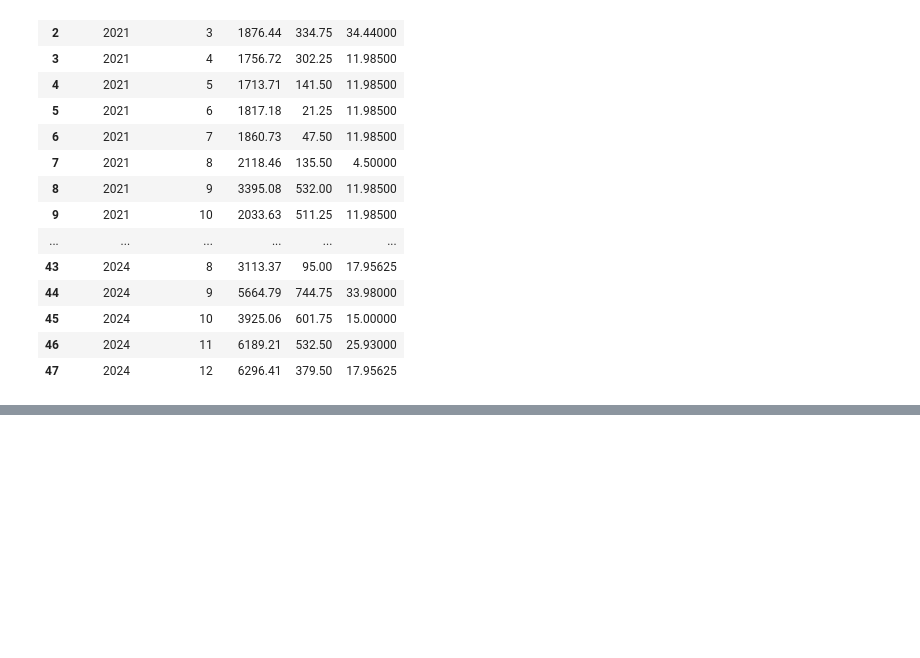
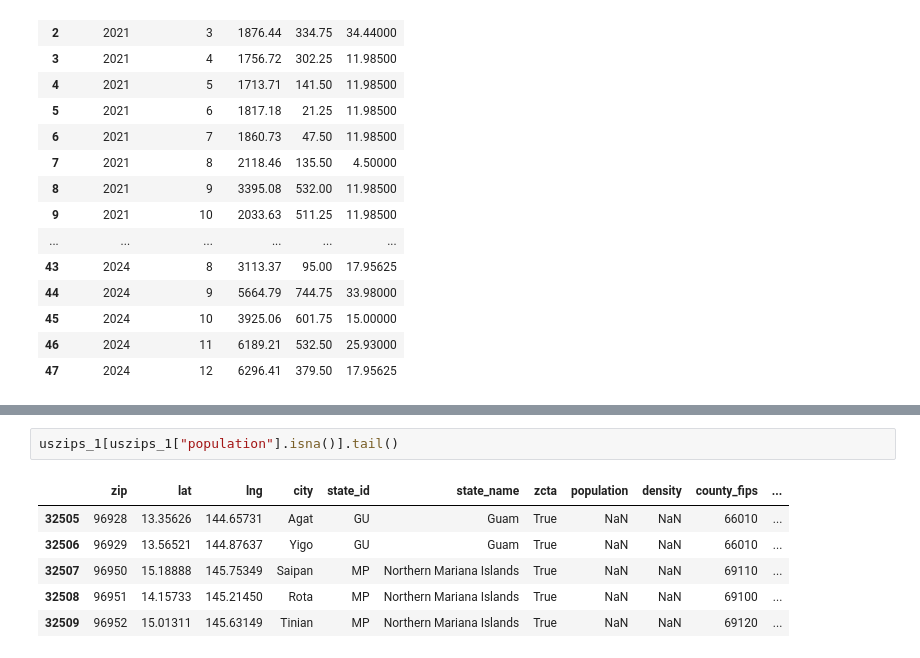
Before and after one commit to Pranishgrg21/Analysis_using_pandas, a Jupyter notebook: candy_sales_analysis.ipynb, the cells around one changed output, grey strips where cells are left out. Cells and saved outputs as stored; diff of their text form; blank space fills up the shorter version.

```diff
--- a/candy_sales_analysis.ipynb
+++ b/candy_sales_analysis.ipynb
@@ -1169,0 +1182,9 @@ Index(['row_id', 'order_id', 'order_date', 'ship_date', 'ship_mode',
+# %%
+uszips_1[uszips_1["population"].isna()].tail()
+# %% [output]
+|  | zip | lat | lng | city | state_id | state_name | zcta | population | density | county_fips | ... |
+| 32505 | 96928 | 13.35626 | 144.65731 | Agat | GU | Guam | True | NaN | NaN | 66010 | ... |
+| 32506 | 96929 | 13.56521 | 144.87637 | Yigo | GU | Guam | True | NaN | NaN | 66010 | ... |
+| 32507 | 96950 | 15.18888 | 145.75349 | Saipan | MP | Northern Mariana Islands | True | NaN | NaN | 69110 | ... |
+| 32508 | 96951 | 14.15733 | 145.21450 | Rota | MP | Northern Mariana Islands | True | NaN | NaN | 69100 | ... |
+| 32509 | 96952 | 15.01311 | 145.63149 | Tinian | MP | Northern Mariana Islands | True | NaN | NaN | 69120 | ... |
```
Also changed, not shown: parts of 13 cells of this notebook.
